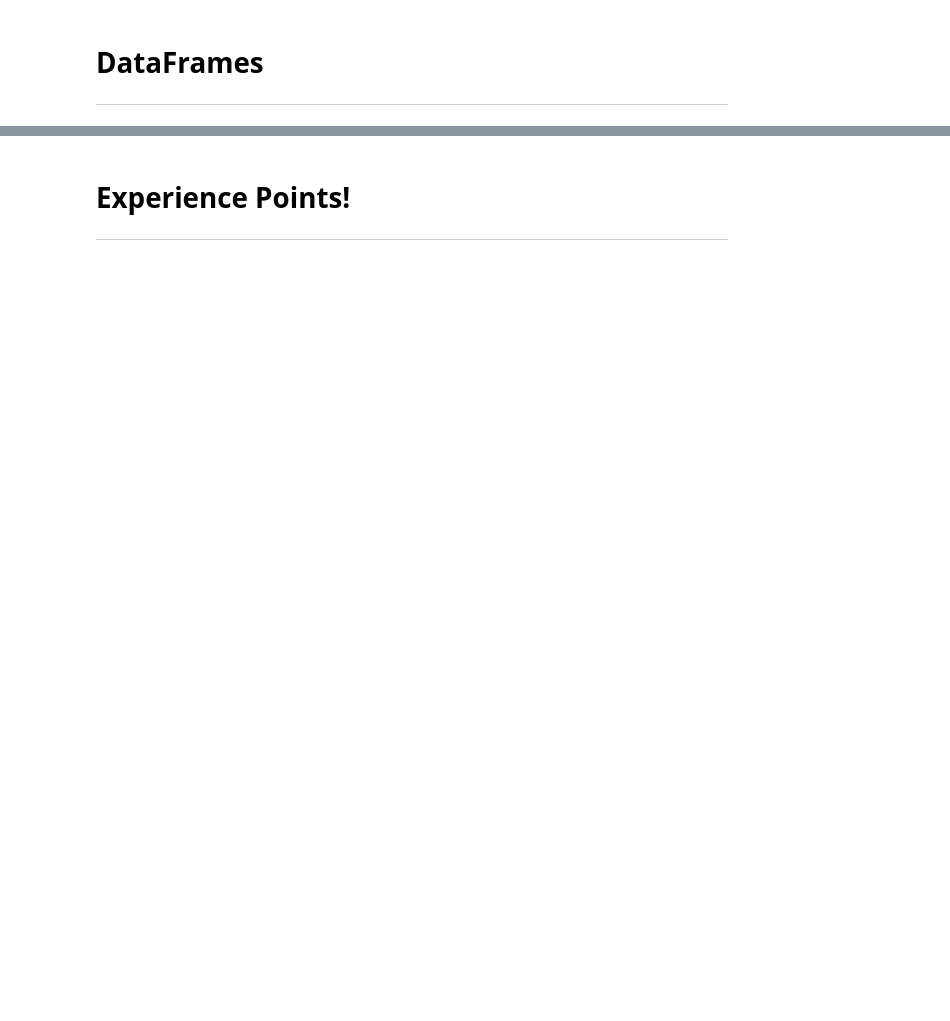
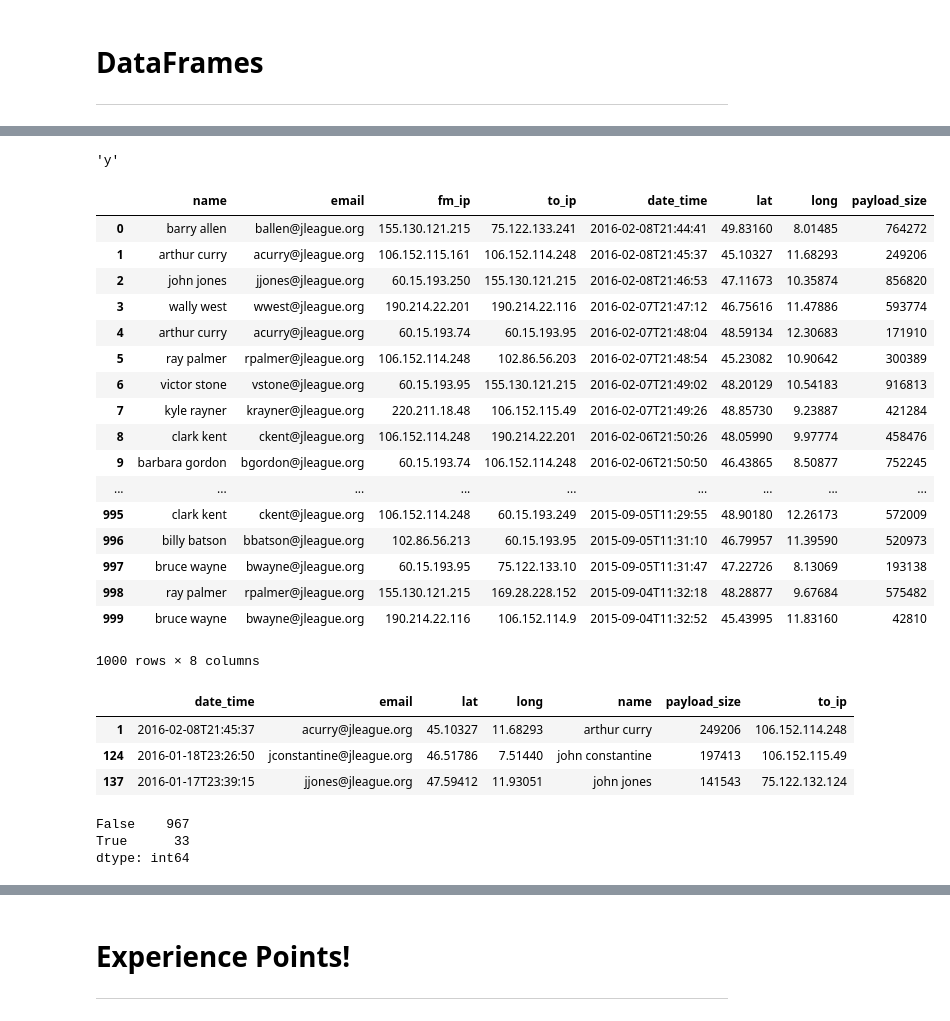
Before and after one commit to wtberry/data_analysis_tutorials, a Jupyter notebook: 15/pandas_dataframes_series.ipynb, the cells around one changed output, grey strips where cells are left out. Drawn from its saved outputs; the diff is of its cells as text; code cells hidden in the pictures; blank space fills up the shorter version.

```diff
--- a/15/pandas_dataframes_series.ipynb
+++ b/15/pandas_dataframes_series.ipynb
@@ -427,3 +605,12 @@ i = nums.index
+# %%
+i[4]
+
+# i[2:4]
+# i[::2]
+# i[::3]
+# i[4]
+# %% [output]
+'y'
 # %%
 logs = pd.read_csv('pandas_numpy/log_file_1000.csv', names=['name',
                                                      'email',
@@ -433,6 +620,27 @@ logs = pd.read_csv('pandas_numpy/log_file_1000.csv', names=['name',
                                                      'lat',
                                                      'long',
                                                      'payload_size'])
+# %%
+logs
+# %% [output]
+|  | name | email | fm_ip | to_ip | date_time | lat | long | payload_size |
+| 0 | barry allen | ballen@jleague.org | 155.130.121.215 | 75.122.133.241 | 2016-02-08T21:44:41 | 49.83160 | 8.01485 | 764272 |
+| 1 | arthur curry | acurry@jleague.org | 106.152.115.161 | 106.152.114.248 | 2016-02-08T21:45:37 | 45.10327 | 11.68293 | 249206 |
+| 2 | john jones | jjones@jleague.org | 60.15.193.250 | 155.130.121.215 | 2016-02-08T21:46:53 | 47.11673 | 10.35874 | 856820 |
+| 3 | wally west | wwest@jleague.org | 190.214.22.201 | 190.214.22.116 | 2016-02-07T21:47:12 | 46.75616 | 11.47886 | 593774 |
+| 4 | arthur curry | acurry@jleague.org | 60.15.193.74 | 60.15.193.95 | 2016-02-07T21:48:04 | 48.59134 | 12.30683 | 171910 |
+| 5 | ray palmer | rpalmer@jleague.org | 106.152.114.248 | 102.86.56.203 | 2016-02-07T21:48:54 | 45.23082 | 10.90642 | 300389 |
+| 6 | victor stone | vstone@jleague.org | 60.15.193.95 | 155.130.121.215 | 2016-02-07T21:49:02 | 48.20129 | 10.54183 | 916813 |
+| 7 | kyle rayner | krayner@jleague.org | 220.211.18.48 | 106.152.115.49 | 2016-02-07T21:49:26 | 48.85730 | 9.23887 | 421284 |
+| 8 | clark kent | ckent@jleague.org | 106.152.114.248 | 190.214.22.201 | 2016-02-06T21:50:26 | 48.05990 | 9.97774 | 458476 |
+| 9 | barbara gordon | bgordon@jleague.org | 60.15.193.74 | 106.152.114.248 | 2016-02-06T21:50:50 | 46.43865 | 8.50877 | 752245 |
+| ... | ... | ... | ... | ... | ... | ... | ... | ... |
+| 995 | clark kent | ckent@jleague.org | 106.152.114.248 | 60.15.193.249 | 2015-09-05T11:29:55 | 48.90180 | 12.26173 | 572009 |
+| 996 | billy batson | bbatson@jleague.org | 102.86.56.213 | 60.15.193.95 | 2015-09-05T11:31:10 | 46.79957 | 11.39590 | 520973 |
+| 997 | bruce wayne | bwayne@jleague.org | 60.15.193.95 | 75.122.133.10 | 2015-09-05T11:31:47 | 47.22726 | 8.13069 | 193138 |
+| 998 | ray palmer | rpalmer@jleague.org | 155.130.121.215 | 169.28.228.152 | 2015-09-04T11:32:18 | 48.28877 | 9.67684 | 575482 |
+| 999 | bruce wayne | bwayne@jleague.org | 190.214.22.116 | 106.152.114.9 | 2015-09-04T11:32:52 | 45.43995 | 11.83160 | 42810 |
+1000 rows × 8 columns
 # %%
 logs.fm_ip.unique()
 
@@ -441,11 +652,14 @@ logs.fm_ip.unique()
 # %%
-g = logs.groupby(logs.fm_ip)
+#g.ngroups
 
-g.ngroups
-
-# g.first()
-# g.get_group('106.152.115.161')
-# g.get_group('106.152.115.161').head(3)
+# g.last()
+# type(g.get_group('106.152.115.161'))
+g.get_group('106.152.115.161').head(3)
+# %% [output]
+|  | date_time | email | lat | long | name | payload_size | to_ip |
+| 1 | 2016-02-08T21:45:37 | acurry@jleague.org | 45.10327 | 11.68293 | arthur curry | 249206 | 106.152.114.248 |
+| 124 | 2016-01-18T23:26:50 | jconstantine@jleague.org | 46.51786 | 7.51440 | john constantine | 197413 | 106.152.115.49 |
+| 137 | 2016-01-17T23:39:15 | jjones@jleague.org | 47.59412 | 11.93051 | john jones | 141543 | 75.122.132.124 |
 # %%
 def date_only(dt):
     day = dt.split('T')[0]
@@ -455,7 +669,12 @@ logs['date'] = logs.date_time.apply(date_only)
 # %%
 logs.columns
 
-# tf = logs.fm_ip == logs.to_ip
-# tf
-# tf.unique()
-# tf.value_counts()
+tf = logs.fm_ip == logs.to_ip
+
+tf
+tf.unique()
+tf.value_counts()
+# %% [output]
+False    967
+True      33
+dtype: int64
```
Also changed, not shown: parts of 41 cells of this notebook.
